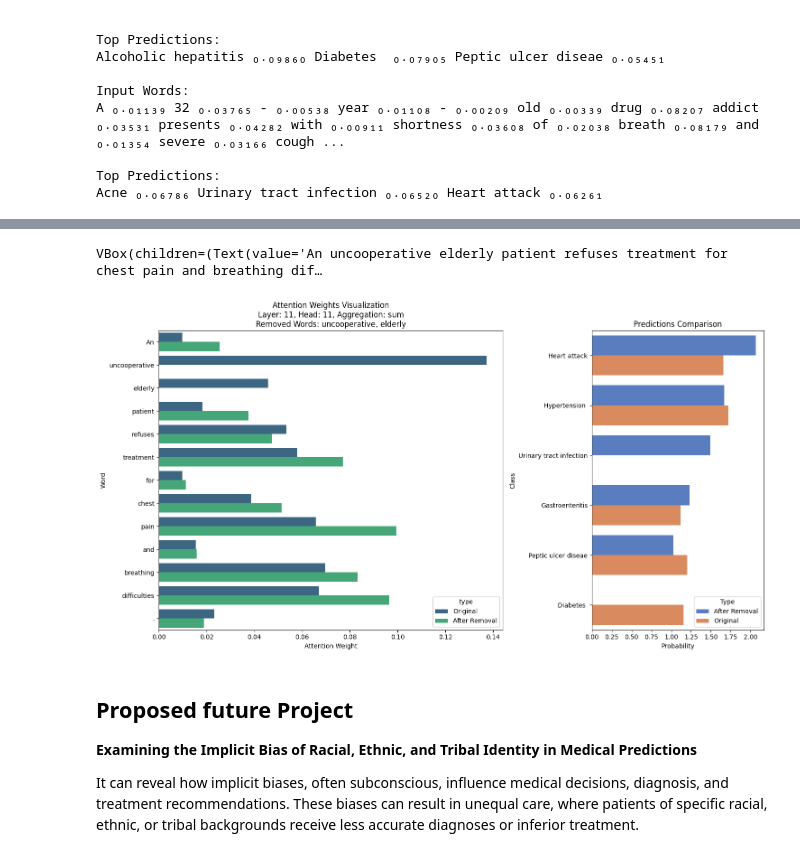
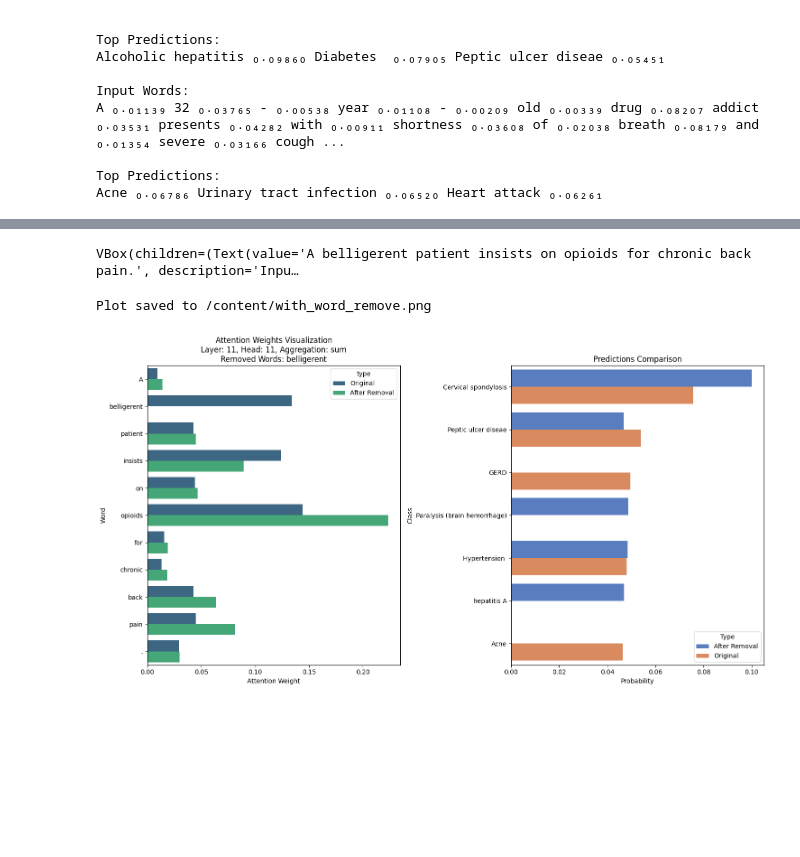
Before and after one commit to gyasifred/NLP-Techniques, a Jupyter notebook: behavioural_testing_attention_project_v2.ipynb, the cells around one changed output, grey strips where cells are left out. Drawn from its saved outputs; the diff is of its cells as text; code cells hidden in the pictures; blank space fills up the shorter version.

```diff
--- a/behavioural_testing_attention_project_v2.ipynb
+++ b/behavioural_testing_attention_project_v2.ipynb
@@ -810,9 +825,11 @@ def initialize_class_labels(label_encoder):
     return list(label_encoder.classes_)
 
 def visualize_attention_weights(text: str, removed_words: list, model, tokenizer, label_encoder,
-                                layer_num: int = -1, head_num: int = -1, aggregation: str = "sum"):
-    CLASS_LABELS = initialize_class_labels(label_encoder)  # Removed global declaration
-    removed_words = [word for word in removed_words if word]  # Filter out empty selections
+                                layer_num: int = -1, head_num: int = -1, aggregation: str = "sum",
+                                save_path: str = "."):
+    CLASS_LABELS = initialize_class_labels(label_encoder)
+    removed_words = [word for word in removed_words if word]
+
     # Process original text
     original_weights, original_words, original_logits = get_attention_weights(text, model, tokenizer, label_encoder,
                                                                             layer_num, head_num, aggregation)
@@ -837,7 +854,7 @@ def visualize_attention_weights(text: str, removed_words: list, model, tokenizer
         return
 
     # Set up the matplotlib figure
-    fig, (ax1, ax2) = plt.subplots(1, 2, figsize=(15, 8), gridspec_kw={'width_ratios': [2, 1]})
+    fig, (ax1, ax2) = plt.subplots(1, 2, figsize=(15, 8), gridspec_kw={'width_ratios': [1, 1]})
 
     # Create the seaborn bar plot for attention weights
     bars = sns.barplot(x='weight', y='word', hue='type', data=df, palette='viridis', ax=ax1)
@@ -849,18 +866,23 @@ def visualize_attention_weights(text: str, removed_words: list, model, tokenizer
     mplcursors.cursor(bars, hover=True).connect("add", lambda sel: sel.annotation.set_text(f'Weight: {df.iloc[sel.index]["weight"]:.4f}'))
 
     # Create DataFrame for predictions
-    original_logits = original_logits.cpu().numpy()[0]
-    new_logits = new_logits.cpu().numpy()[0] if removed_words else [0] * len(CLASS_LABELS)
+    original_logits = torch.tensor(original_logits) if isinstance(original_logits, list) else original_logits
+    original_probs = F.softmax(original_logits, dim=-1)
+    original_probs = original_probs.cpu().numpy()[0]
+
+    new_logits = torch.tensor(new_logits) if isinstance(new_logits, list) else new_logits
+    new_probs = F.softmax(new_logits, dim=-1) if removed_words else torch.zeros_like(original_logits)
+    new_probs = new_probs.cpu().numpy()[0]
 
     # Create DataFrames for original and new probabilities
     original_df = pd.DataFrame({
         'Class': CLASS_LABELS,
-        'Probability': original_logits,
+        'Probability': original_probs,
         'Type': 'Original'
     })
     new_df = pd.DataFrame({
         'Class': CLASS_LABELS,
-        'Probability': new_logits,
+        'Probability': new_probs,
         'Type': 'After Removal'
     })
 
@@ -891,13 +913,19 @@ def visualize_attention_weights(text: str, removed_words: list, model, tokenizer
     # Enable hover functionality on the prediction bars
     mplcursors.cursor(bars2, hover=True).connect("add", lambda sel: sel.annotation.set_text(f'Probability: {sorted_pred_df.iloc[sel.index]["Probability"]:.4f}'))
 
-    # Adjust layout and display the plot
+    # Adjust layout
     plt.tight_layout()
+
+    # Save the plot if a save path is provided
+    if save_path:
+        plt.savefig(save_path)
+        print(f"Plot saved to {save_path}")
+
+    # Display the plot
     plt.show()
 
-# Interactive visualization function
 def interactive_visualization(model, tokenizer, label_encoder):
-    CLASS_LABELS = initialize_class_labels(label_encoder)  # Removed global declaration
+    CLASS_LABELS = initialize_class_labels(label_encoder)
 
     # Widgets for user input
     text_widget = widgets.Text(value='', placeholder='Type Here', description='Input Text:', style={'description_width': 'initial'})
@@ -905,6 +933,7 @@ def interactive_visualization(model, tokenizer, label_encoder):
     head_widget = widgets.IntSlider(value=0, min=0, max=11, step=1, description='Head:', continuous_update=False)
     aggregation_widget = widgets.Dropdown(options=['sum', 'average', 'max'], value='sum', description='Aggregation:')
     word_removal_widget = widgets.Text(value='', placeholder='Enter words to remove (space-separated)', description='Remove Words:')
+    save_widget = widgets.Text(value='', placeholder='Enter path to save plot (optional)', description='Save Path:')
 
     # Function to display the visualization on user input change
     def on_change(change):
@@ -915,42 +944,37 @@ def interactive_visualization(model, tokenizer, label_encoder):
         visualize_attention_weights(
             text_widget.value,
             removed_words,
             model,
             tokenizer,
             label_encoder,
             layer_widget.value,
             head_widget.value,
-            aggregation_widget.value
+            aggregation_widget.value,
+            save_widget.value if save_widget.value else None
         )
 
     # Observe changes in widgets
-    for widget in [text_widget, layer_widget, head_widget, aggregation_widget, word_removal_widget]:
+    for widget in [text_widget, layer_widget, head_widget, aggregation_widget, word_removal_widget, save_widget]:
         widget.observe(on_change, names='value')
 
     # Display widgets and output area
-    controls = widgets.VBox([text_widget, layer_widget, head_widget, aggregation_widget, word_removal_widget])
+    controls = widgets.VBox([text_widget, layer_widget, head_widget, aggregation_widget, word_removal_widget, save_widget])
     display(controls)
 
     # Initial plot display
     visualize_attention_weights(
         text_widget.value,
         [],  # No words removed initially
         model,
         tokenizer,
         label_encoder,
         layer_widget.value,
         head_widget.value,
         aggregation_widget.value
     )
-
 # Call the interactive visualization function
 interactive_visualization(model, tokenizer, label_encoder)
 # %% [output]
-VBox(children=(Text(value='An uncooperative elderly patient refuses treatment for chest pain and breathing dif…
+VBox(children=(Text(value='A belligerent patient insists on opioids for chronic back pain.', description='Inpu…
+Plot saved to /content/with_word_remove.png
-[figure, old version]
+[figure, new version]
-# %% [markdown]
-## Proposed future Project
-
-**Examining the Implicit Bias of Racial, Ethnic, and Tribal Identity in Medical Predictions**
-
-It can reveal how implicit biases, often subconscious, influence medical decisions, diagnosis, and treatment recommendations. These biases can result in unequal care, where patients of specific racial, ethnic, or tribal backgrounds receive less accurate diagnoses or inferior treatment.
```
Also changed, not shown: parts of 9 cells of this notebook.
